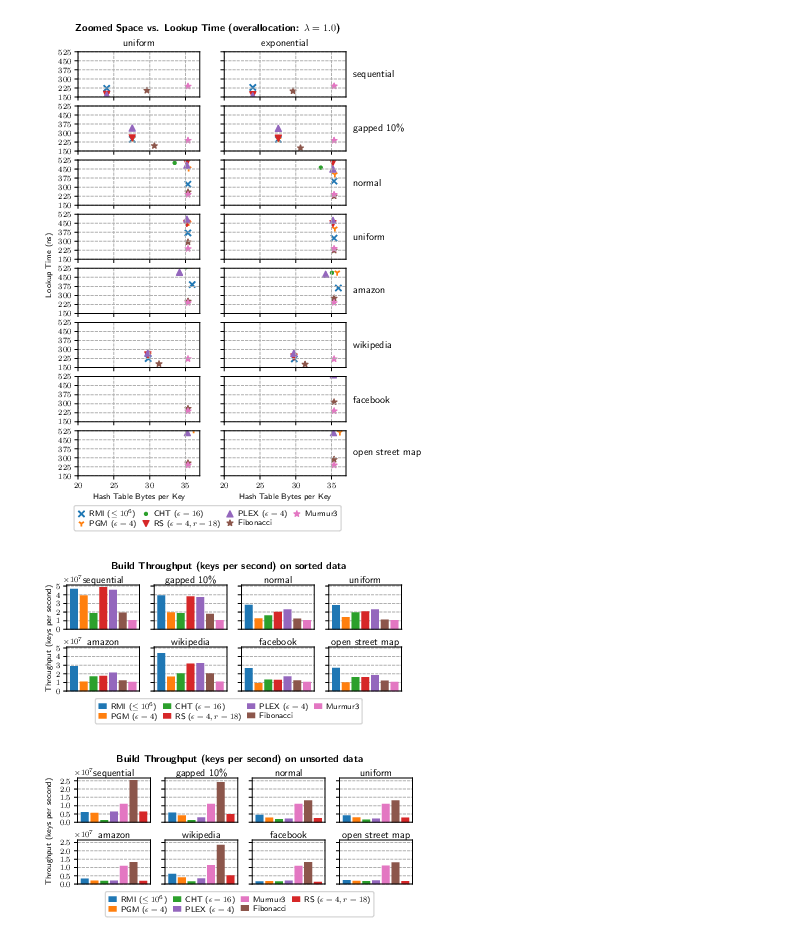
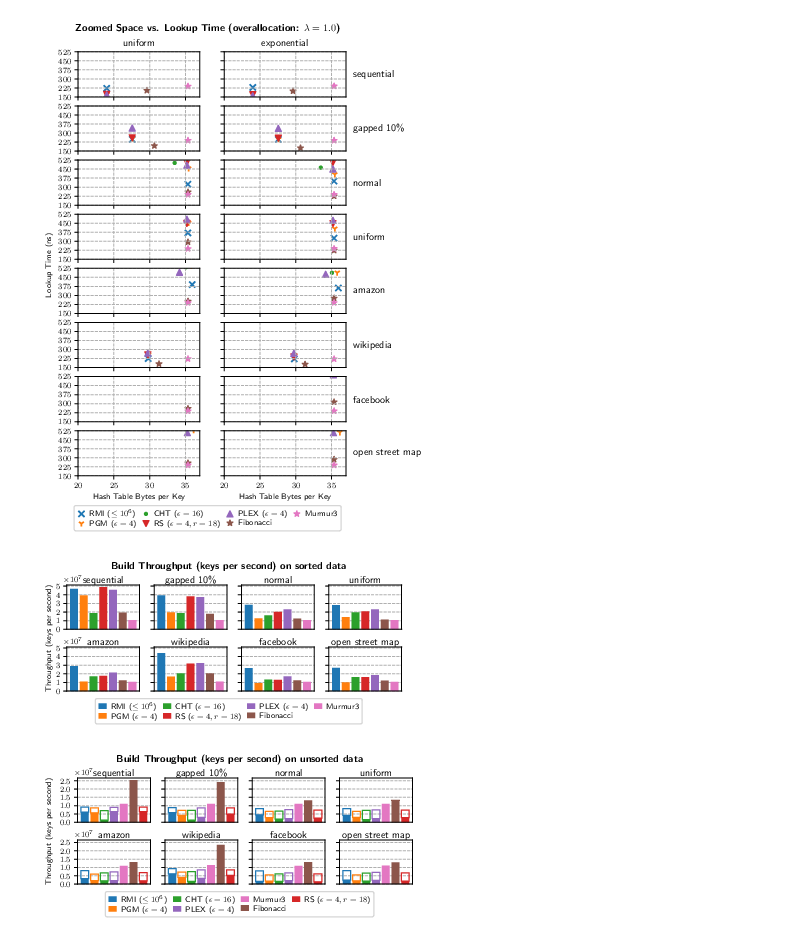
Before and after one commit to IlariaPilo/hashtable, a Jupyter notebook: results/plots_chained.ipynb, the cells around one changed output. Drawn from its saved outputs; the diff is of its cells as text; code cells hidden in the pictures.

Commit message:
discern caching effect for chained build time plots

```diff
--- a/results/plots_chained.ipynb
+++ b/results/plots_chained.ipynb
@@ -121,8 +121,10 @@ total_bytes = "total_bytes"
 hashtable_lookup = "cpu_time"
 build_time = "build_time"
 sample_time = "sample_time"
+caching_effect_time = "caching_effect_time"
 build_throughput = "build_throughput"
-sample_throughput = "sample_throughput"
+build_throughput_with_caching = "build_throughput_with_caching"
+added_build_throughput_due_to_caching = "added_build_throughput_due_to_caching"
 probing_distribution = "probing_distribution"
 
 def buckets_with(cnt):
@@ -151,11 +153,19 @@ unsorted_df = df[df["name"].str.startswith("BM_build")].copy(deep=True)
 unsorted_df[func_name] = unsorted_df["label"].apply(lambda x: x[0:x.find("_do_")].removeprefix("chained_"))
 unsorted_df[dataset] = unsorted_df["label"].apply(lambda x : x.split(":")[1])
 unsorted_df[dataset_order] = unsorted_df[dataset].apply(get_dataset_order)
-unsorted_df[sample_throughput] = unsorted_df.apply(lambda x: x[dataset_size] / x[sample_time], axis=1)
-def added_sample_time(x):
+unsorted_df[caching_effect_time] = unsorted_df.apply(lambda x: x[build_time] - min(chained_df[
+    (chained_df[func_name] == x[func_name])
+    & (chained_df[dataset] == x[dataset])
+    & (chained_df[overallocation] == x[overallocation])][build_time].values), axis=1)
+def added_time(x):
     if x[func_name] not in {'MultFibonacci64', 'murmur_finalizer64'}:
         return x[sample_time]
     return 0
-unsorted_df[build_throughput] = unsorted_df.apply(lambda x: x[dataset_size] / (x[build_time] + added_sample_time(x)), axis=1)
-unsorted_df[[func_name, dataset, dataset_size, overallocation, build_time, sample_time, build_throughput]]
+
+unsorted_df[build_time] = unsorted_df.apply(lambda x: x[build_time] + added_time(x), axis=1)
+unsorted_df[build_throughput] = unsorted_df.apply(lambda x: x[dataset_size] / x[build_time], axis=1)
+unsorted_df[build_throughput_with_caching] = unsorted_df.apply(lambda x: (x[dataset_size] / (x[build_time] - x[caching_effect_time])) if x[caching_effect_time] > 0 else x[build_throughput], axis=1)
+unsorted_df[added_build_throughput_due_to_caching] = unsorted_df.apply(lambda x: x[build_throughput_with_caching] - x[build_throughput], axis=1)
+
+unsorted_df[unsorted_df[func_name] == "murmur_finalizer64"][[func_name, dataset, dataset_size, overallocation, build_time, sample_time, build_throughput, build_throughput_with_caching, added_build_throughput_due_to_caching, caching_effect_time]]
 # %% [output]
@@ -469,6 +483,8 @@ def plot_chained_build_times(data, is_sorted, overalloc=1.0):
 
         for k, (name, df) in enumerate(df.groupby([func_name], sort=False)):
             ax.bar(data=df, x=k, height=build_throughput, label=human_func_name(name), color=get_color(name))
+            if not is_sorted and df[added_build_throughput_due_to_caching].values[0] > 0:
+                ax.bar(data=df, x=k, height=added_build_throughput_due_to_caching, bottom=build_throughput, edgecolor=get_color(name), color='none')
 
         ax.tick_params(
             axis='x',
@@ -479,31 +495,31 @@ def plot_chained_build_times(data, is_sorted, overalloc=1.0):
         )
         ax.ticklabel_format(axis="y", style="sci", useOffset=False)
         ax.set_yticks([i * 10**7for i in [0, 1, 2, 3, 4, 5]] if is_sorted else [i * 10**6 for i in [0, 5, 10, 15, 20, 25]])
         ax.set_axisbelow(True)
         ax.grid(linestyle="--", axis="y", which="major")
 
     h, l = axs[0][0].get_legend_handles_labels()
     legend = fig.legend(
         h, l,
         loc="upper center",
         bbox_to_anchor=(0.5, 0.1),
         ncol=4,
         borderpad=0.4,
         labelspacing=0.2,
         handlelength=1.0,
         handletextpad=0.5,
         columnspacing=0.7
     )
 
     fig.suptitle(f"Build Throughput (keys per second) on {'' if is_sorted else 'un'}sorted data", y=1.05, fontweight="bold")
     fig.text(0.075 if is_sorted else 0.05, 0.5, 'Throughput (keys per second)', va='center', rotation='vertical')
     fig.subplots_adjust(hspace=0.4)
 
     fig.savefig(f"chained_build_{is_sorted}_{overalloc}.pdf", bbox_inches="tight", dpi=300)
     fig.savefig(f"chained_build_{is_sorted}_{overalloc}.pgf", bbox_inches="tight", dpi=300)
 
 plot_chained_build_times(chained_df[chained_df[probing_distribution] == 'uniform'], is_sorted=True)
 plot_chained_build_times(unsorted_df, is_sorted=False)
 # %% [output]
 [figure]
-[figure, old version]
+[figure, new version]
```
Also changed, not shown: parts of 1 cell of this notebook.
